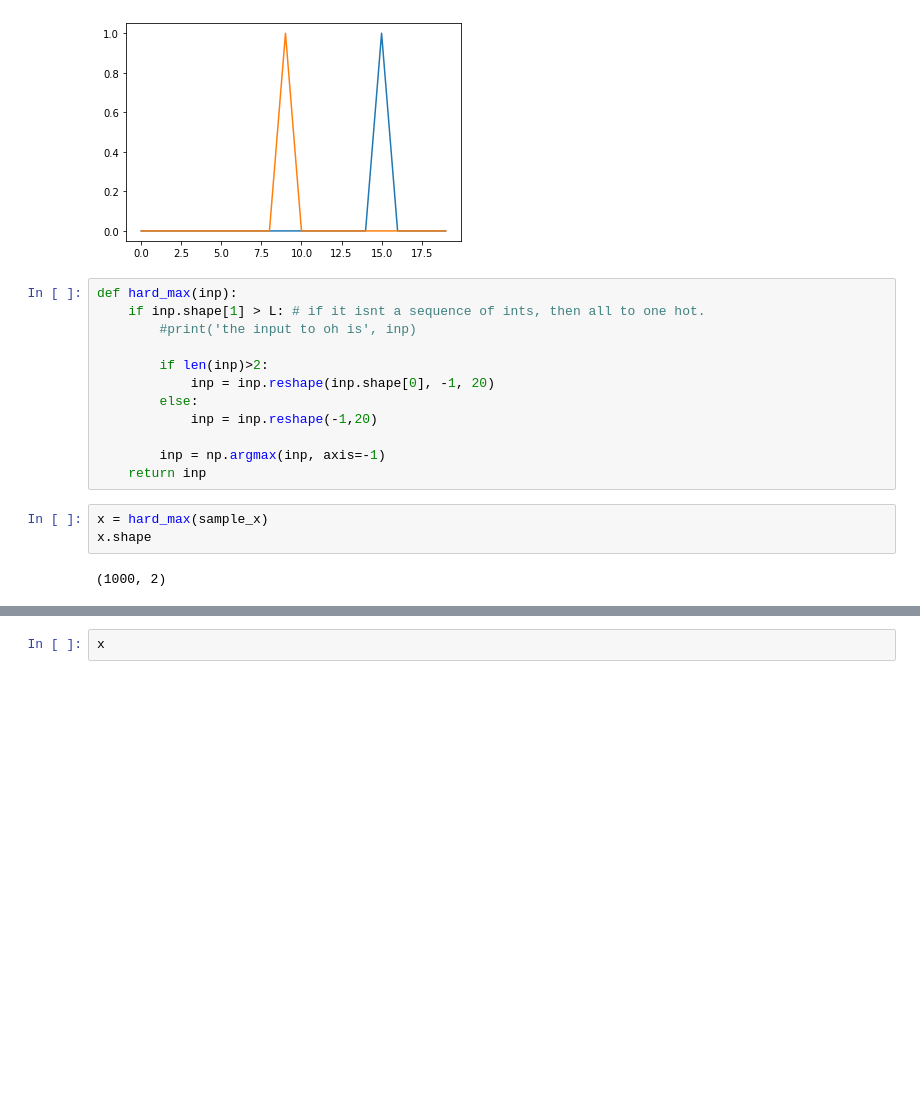
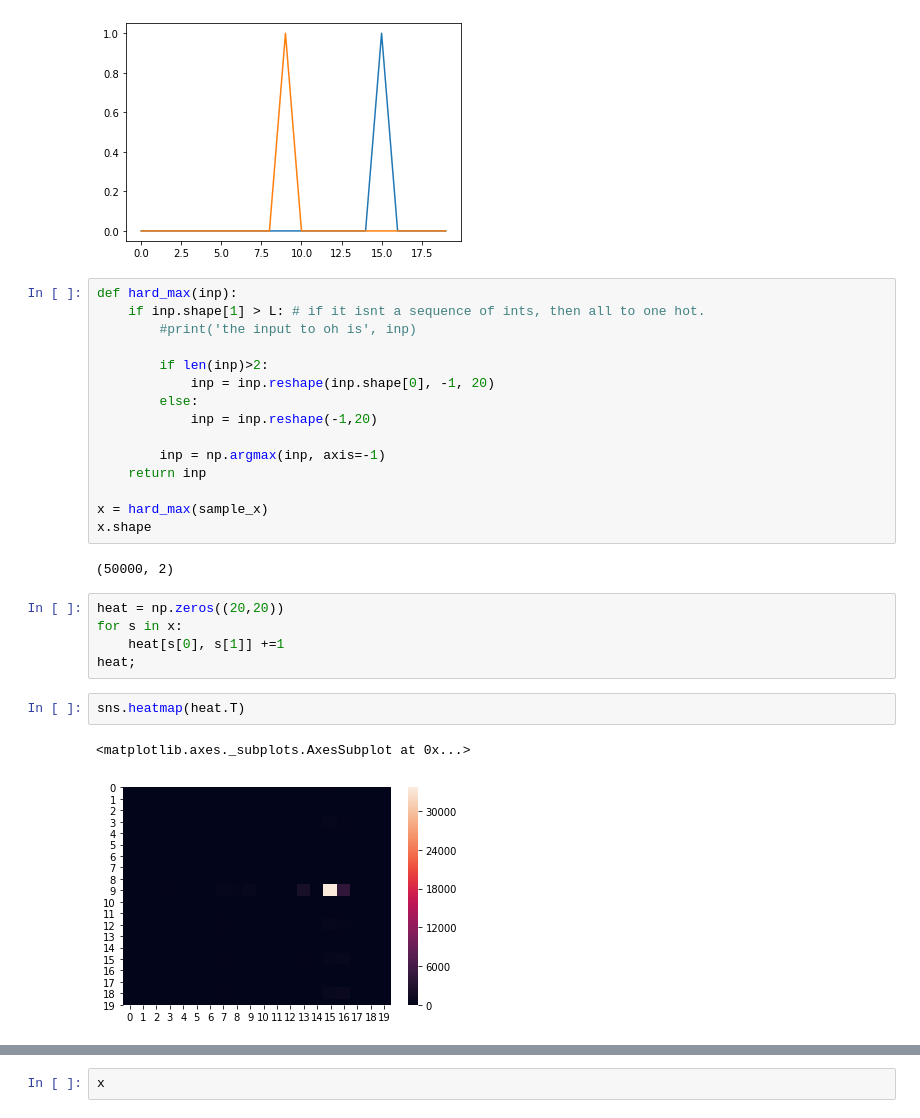
Before and after one commit to TrentBrick/learning-protein-landscapes, a Jupyter notebook: notebooks/Basic_InvestigateTrainedModel.ipynb, the cells around one changed output, grey strips where cells are left out. Drawn from its saved outputs; the diff is of its cells as text; blank space fills up the shorter version.

```diff
--- a/notebooks/Basic_InvestigateTrainedModel.ipynb
+++ b/notebooks/Basic_InvestigateTrainedModel.ipynb
@@ -246,8 +246,18 @@ def hard_max(inp):
 
         inp = np.argmax(inp, axis=-1)
     return inp
+
+x = hard_max(sample_x)
+x.shape
+# %% [output]
+(50000, 2)
-# %%
-x = hard_max(sample_x)
-x.shape
-# %% [output]
-(1000, 2)
+# %%
+heat = np.zeros((20,20))
+for s in x:
+    heat[s[0], s[1]] +=1
+heat;
+# %%
+sns.heatmap(heat.T)
+# %% [output]
+<matplotlib.axes._subplots.AxesSubplot at 0x...>
+[figure, added]
```
Also changed, not shown: parts of 12 cells of this notebook, 1 other file.
